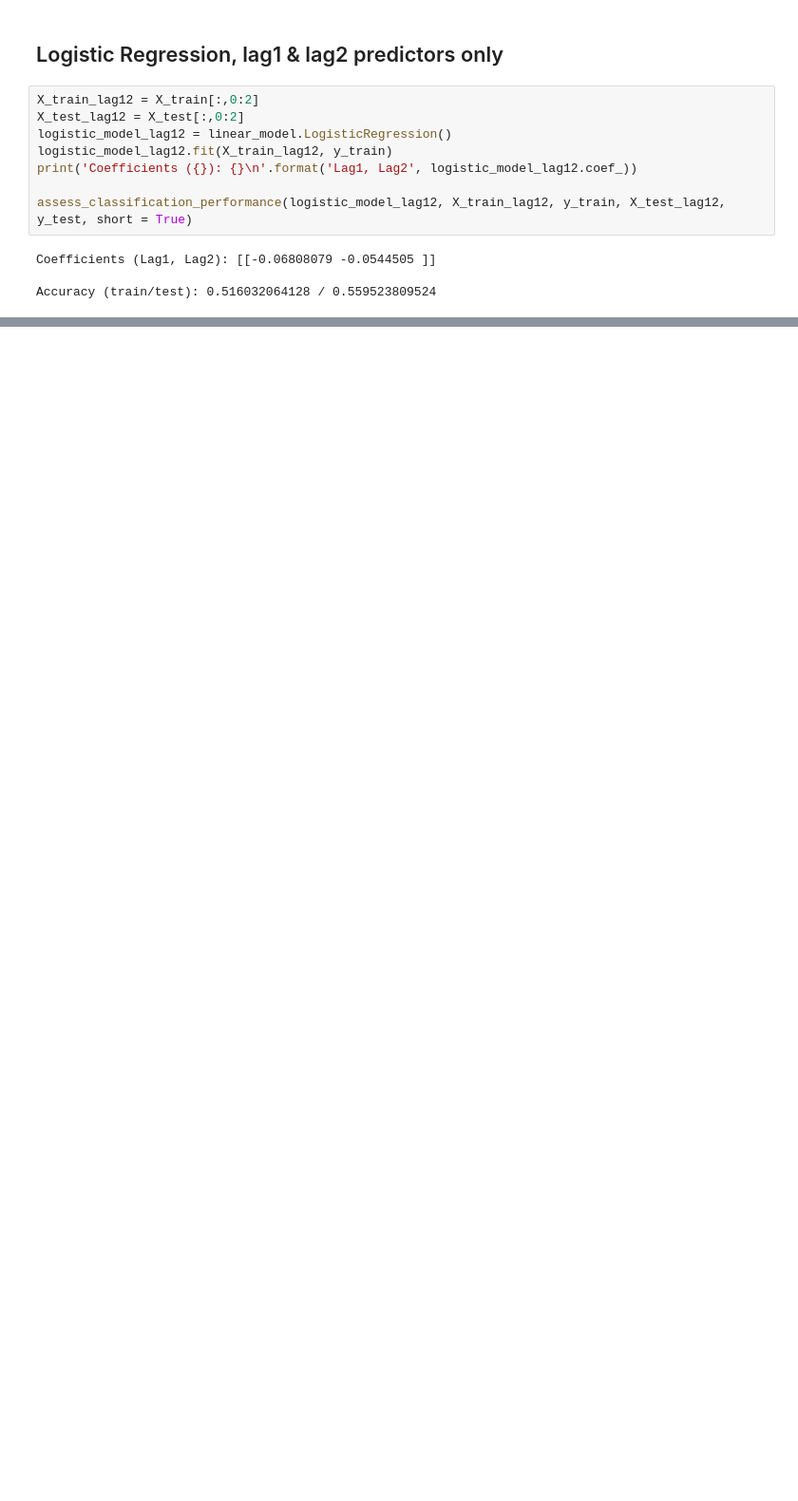
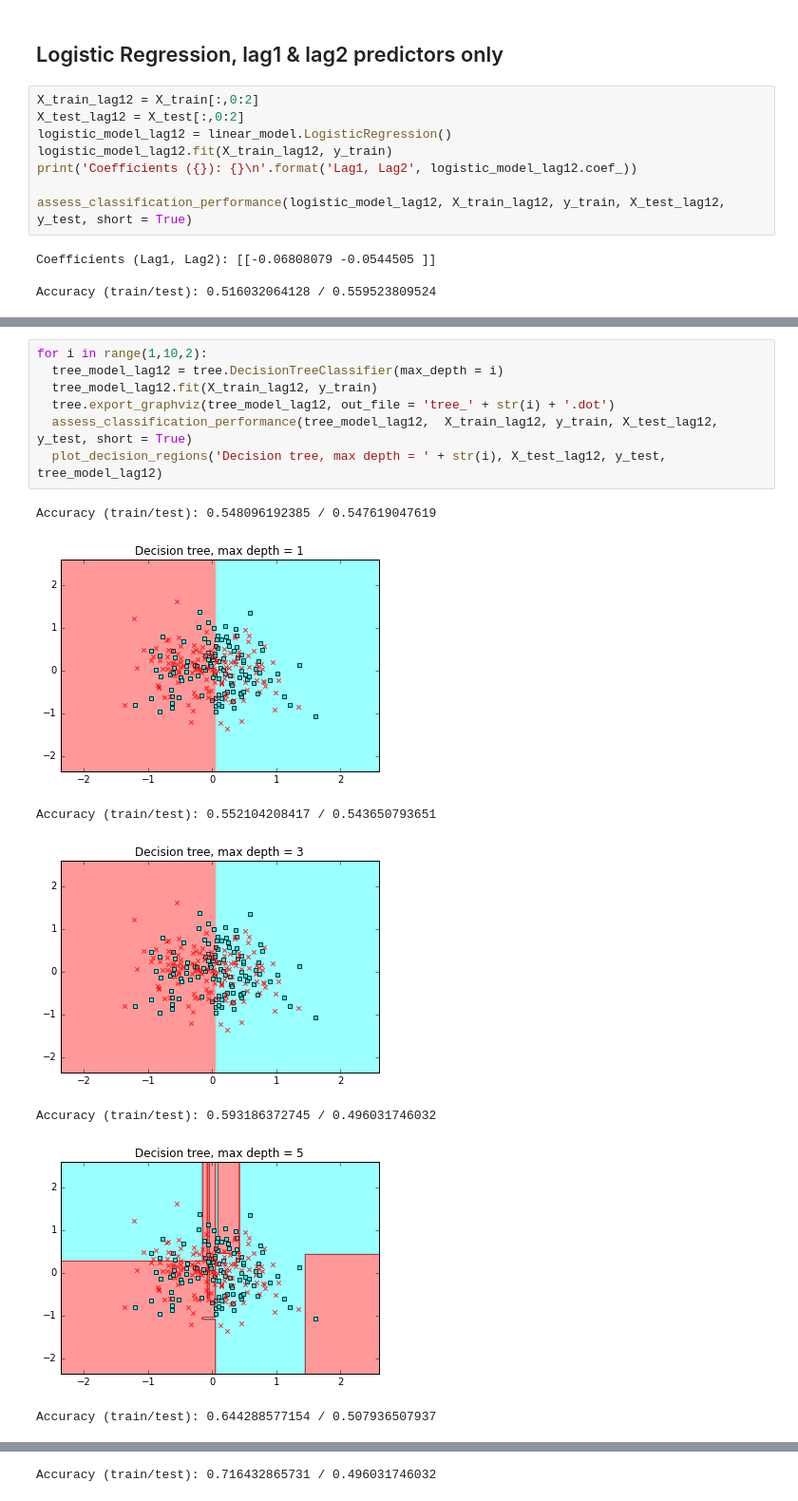
Before and after one commit to skeydan/data-science-with-python, a Jupyter notebook: notebooks/classification-smarket.ipynb, the cells around one changed output, grey strips where cells are left out. Shown at 95% size. Saved outputs shown, nothing was run; the diff lists cells and outputs as text; blank space fills up the shorter version.

```diff
--- a/notebooks/classification-smarket.ipynb
+++ b/notebooks/classification-smarket.ipynb
@@ -171,0 +234,15 @@ Accuracy (train/test): 0.516032064128 / 0.559523809524
+# %%
+for i in range(1,10,2):
+  tree_model_lag12 = tree.DecisionTreeClassifier(max_depth = i)
+  tree_model_lag12.fit(X_train_lag12, y_train)
+  tree.export_graphviz(tree_model_lag12, out_file = 'tree_' + str(i) + '.dot')
+  assess_classification_performance(tree_model_lag12,  X_train_lag12, y_train, X_test_lag12, y_test, short = True)
+  plot_decision_regions('Decision tree, max depth = ' + str(i), X_test_lag12, y_test, tree_model_lag12)
+# %% [output]
+Accuracy (train/test): 0.548096192385 / 0.547619047619
+[figure, added]
+Accuracy (train/test): 0.552104208417 / 0.543650793651
+[figure, added]
+Accuracy (train/test): 0.593186372745 / 0.496031746032
+[figure, added]
+Accuracy (train/test): 0.644288577154 / 0.507936507937
@@ -171,0 +250 @@ Accuracy (train/test): 0.516032064128 / 0.559523809524
+Accuracy (train/test): 0.716432865731 / 0.496031746032
```
Also changed, not shown: parts of 26 cells of this notebook, 2 other files.
